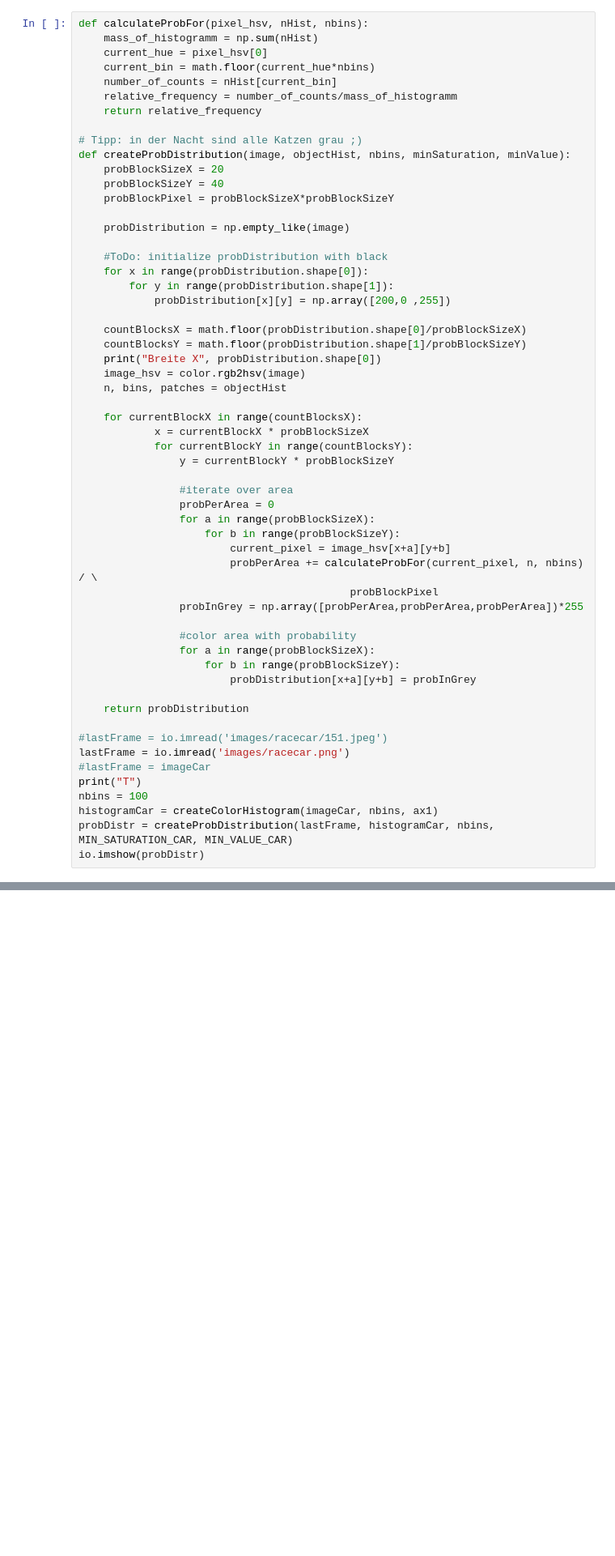
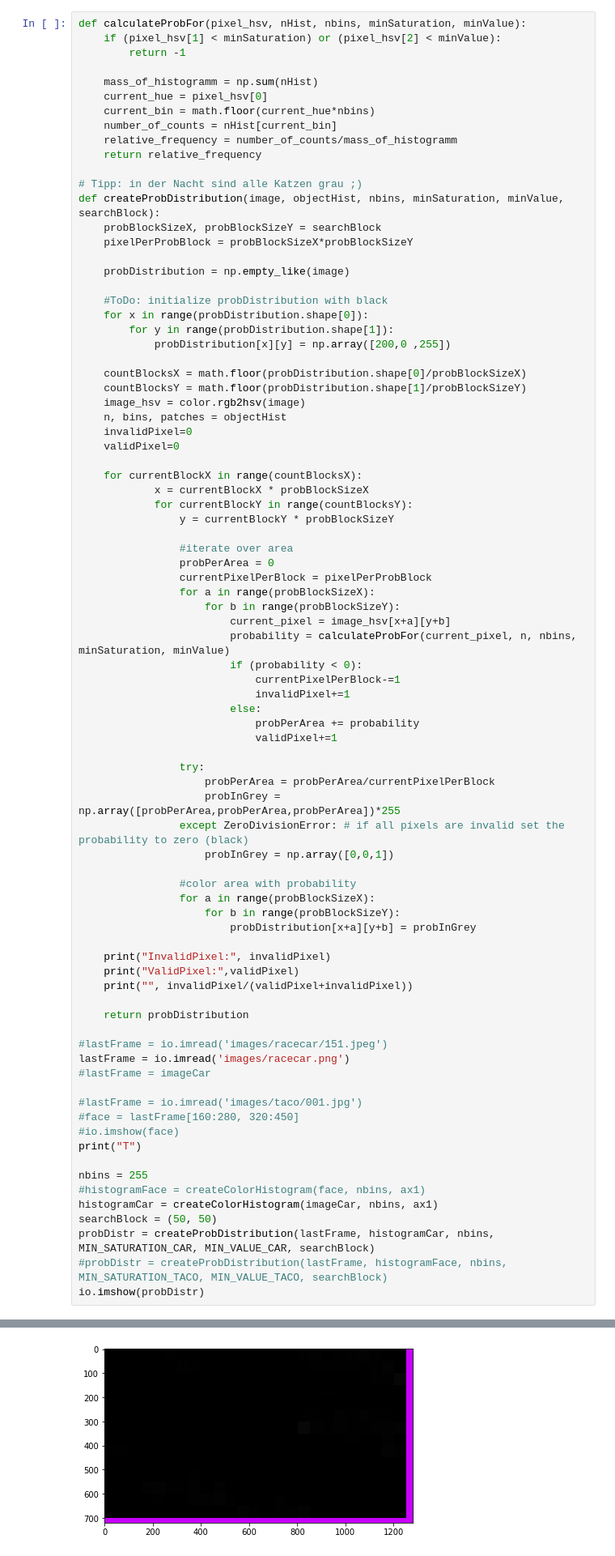
Before and after one commit to Rintel/ComputerVision, a Jupyter notebook: 02_CAMSHIFT.ipynb, the cells around one changed output, grey strips where cells are left out. Shown: that part at 81% size. Saved outputs shown, nothing was run; the diff lists cells and outputs as text; blank space fills up the shorter version.

Commit message:
use min_saturation and min_value for the probability calculation

```diff
--- a/02_CAMSHIFT.ipynb
+++ b/02_CAMSHIFT.ipynb
@@ -87,7 +93,10 @@ plt.savefig('testbilder/car_100 and_10_bins.png')
 * implementiere die Methode aus der Vorlesung, die Dir - gegeben ein Hue-Histogramm - die Objekt-Wahrscheinlichkeitsverteilung für ein neues Bild berechnet.
 * erzeuge das Histogramm des Autos aus dem Bild "racecar.png" und wende die neue Funktion auf das letzte frame des Videos (images/racecar/151.jpg) an (**RESULT**)
 # %%
-def calculateProbFor(pixel_hsv, nHist, nbins):
+def calculateProbFor(pixel_hsv, nHist, nbins, minSaturation, minValue):
+    if (pixel_hsv[1] < minSaturation) or (pixel_hsv[2] < minValue):
+        return -1
+
     mass_of_histogramm = np.sum(nHist)
     current_hue = pixel_hsv[0]
     current_bin = math.floor(current_hue*nbins)
@@ -96,10 +105,9 @@ def calculateProbFor(pixel_hsv, nHist, nbins):
     return relative_frequency
 
 # Tipp: in der Nacht sind alle Katzen grau ;)
-def createProbDistribution(image, objectHist, nbins, minSaturation, minValue):
-    probBlockSizeX = 20
-    probBlockSizeY = 40
-    probBlockPixel = probBlockSizeX*probBlockSizeY
+def createProbDistribution(image, objectHist, nbins, minSaturation, minValue, searchBlock):
+    probBlockSizeX, probBlockSizeY = searchBlock
+    pixelPerProbBlock = probBlockSizeX*probBlockSizeY
 
     probDistribution = np.empty_like(image)
 
@@ -110,9 +118,10 @@ def createProbDistribution(image, objectHist, nbins, minSaturation, minValue):
 
     countBlocksX = math.floor(probDistribution.shape[0]/probBlockSizeX)
     countBlocksY = math.floor(probDistribution.shape[1]/probBlockSizeY)
-    print("Breite X", probDistribution.shape[0])
     image_hsv = color.rgb2hsv(image)
     n, bins, patches = objectHist
+    invalidPixel=0
+    validPixel=0
 
     for currentBlockX in range(countBlocksX):
             x = currentBlockX * probBlockSizeX
@@ -121,25 +130,49 @@ def createProbDistribution(image, objectHist, nbins, minSaturation, minValue):
 
                 #iterate over area
                 probPerArea = 0
+                currentPixelPerBlock = pixelPerProbBlock
                 for a in range(probBlockSizeX):
                     for b in range(probBlockSizeY):
                         current_pixel = image_hsv[x+a][y+b]
-                        probPerArea += calculateProbFor(current_pixel, n, nbins) / \
-                                           probBlockPixel
-                probInGrey = np.array([probPerArea,probPerArea,probPerArea])*255
+                        probability = calculateProbFor(current_pixel, n, nbins, minSaturation, minValue)
+                        if (probability < 0):
+                            currentPixelPerBlock-=1
+                            invalidPixel+=1
+                        else:
+                            probPerArea += probability
+                            validPixel+=1
+
+                try:
+                    probPerArea = probPerArea/currentPixelPerBlock
+                    probInGrey = np.array([probPerArea,probPerArea,probPerArea])*255
+                except ZeroDivisionError: # if all pixels are invalid set the probability to zero (black)
+                    probInGrey = np.array([0,0,1])
 
                 #color area with probability
                 for a in range(probBlockSizeX):
                     for b in range(probBlockSizeY):
                         probDistribution[x+a][y+b] = probInGrey
 
+    print("InvalidPixel:", invalidPixel)
+    print("ValidPixel:",validPixel)
+    print("", invalidPixel/(validPixel+invalidPixel))
+
     return probDistribution
 
 #lastFrame = io.imread('images/racecar/151.jpeg')
 lastFrame = io.imread('images/racecar.png')
 #lastFrame = imageCar
+
+#lastFrame = io.imread('images/taco/001.jpg')
+#face = lastFrame[160:280, 320:450]
+#io.imshow(face)
 print("T")
-nbins = 100
+
+nbins = 255
+#histogramFace = createColorHistogram(face, nbins, ax1)
 histogramCar = createColorHistogram(imageCar, nbins, ax1)
-probDistr = createProbDistribution(lastFrame, histogramCar, nbins, MIN_SATURATION_CAR, MIN_VALUE_CAR)
+searchBlock = (50, 50)
+probDistr = createProbDistribution(lastFrame, histogramCar, nbins, MIN_SATURATION_CAR, MIN_VALUE_CAR, searchBlock)
+#probDistr = createProbDistribution(lastFrame, histogramFace, nbins, MIN_SATURATION_TACO, MIN_VALUE_TACO, searchBlock)
 io.imshow(probDistr)
+# %% [output]
@@ -146,3 +184,4 @@ io.imshow(probDistr)
+[figure, added]
 # %% [markdown]
 ### ROI auf Bild anzeigen
 # %%
```
Also changed, not shown: parts of 3 cells of this notebook.
